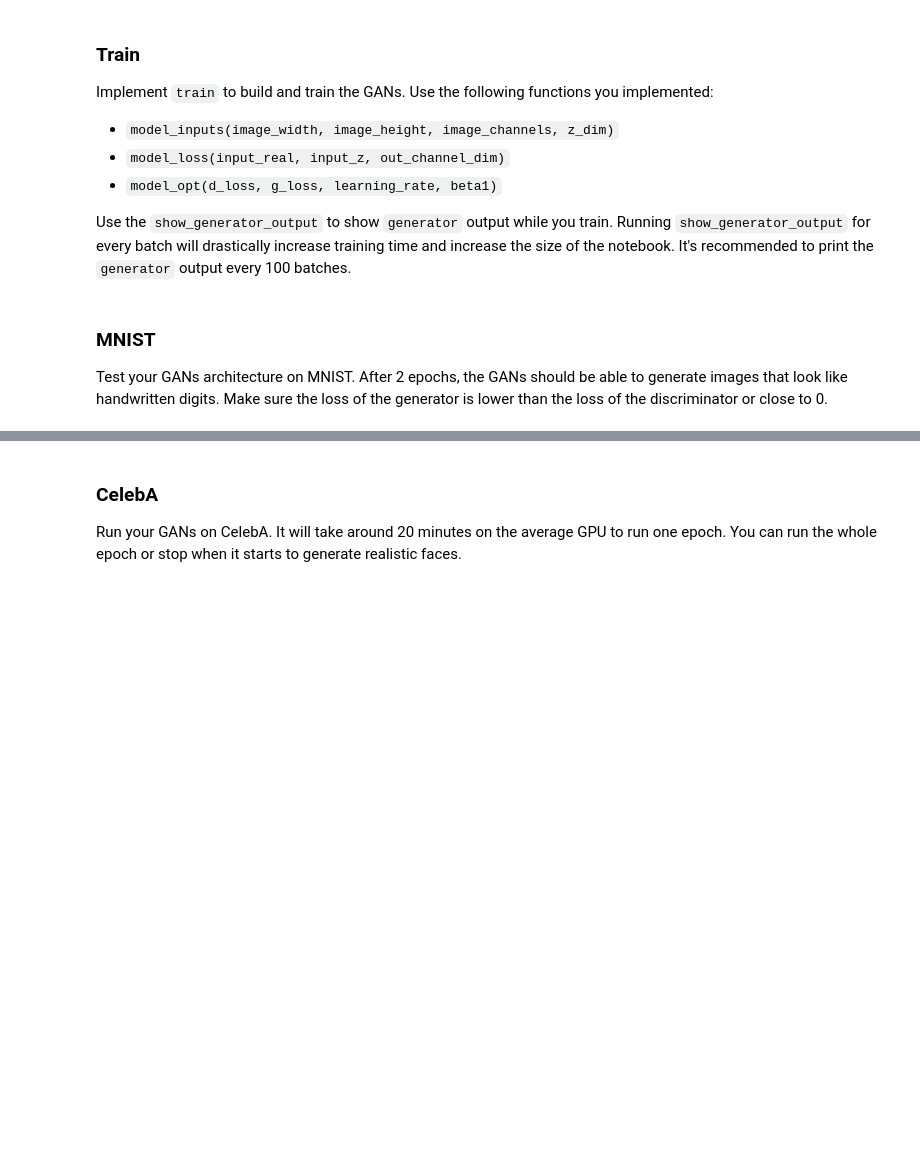
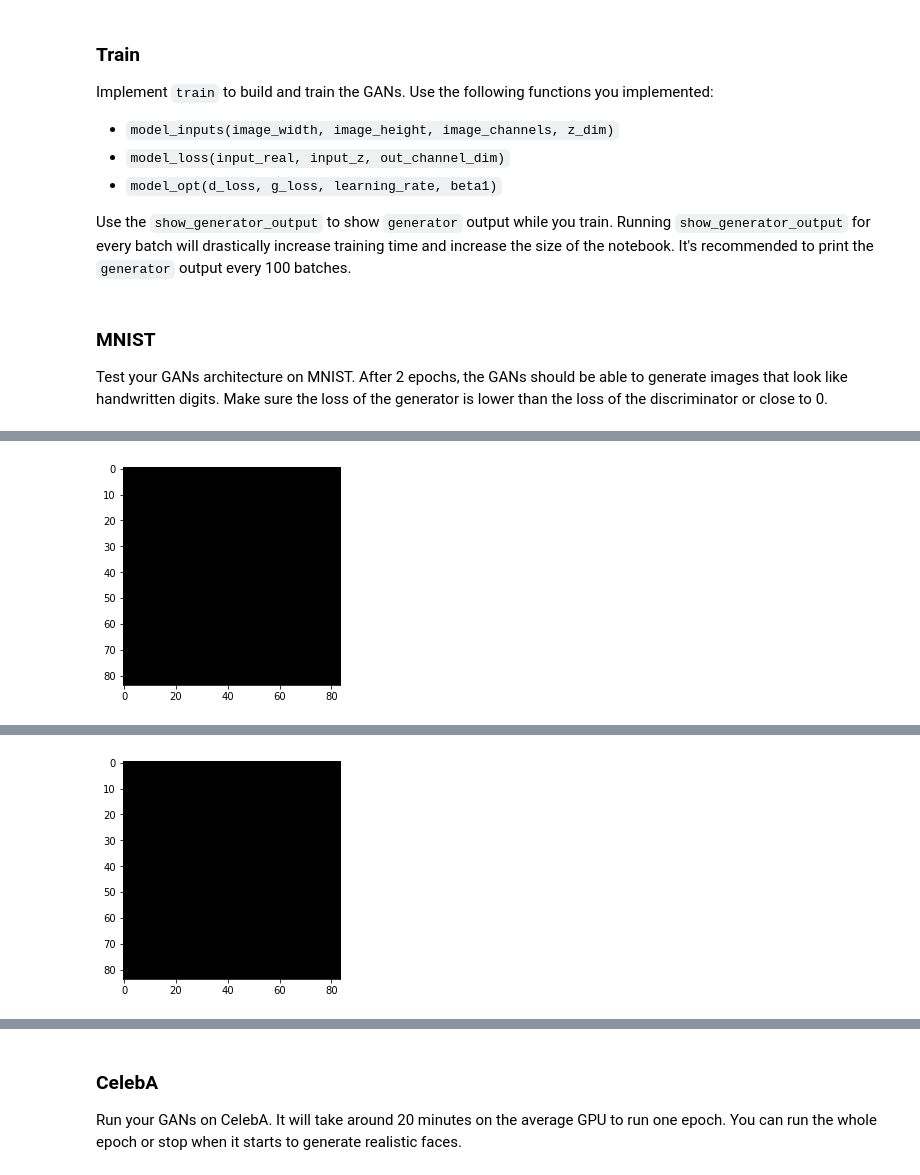
Before and after one commit to mastertrojan/Udacity, a Jupyter notebook: face_generation/dlnd_face_generation.ipynb, the cells around one changed output, grey strips where cells are left out. Saved outputs shown, nothing was run; the diff lists cells and outputs as text; code cells hidden in the pictures; blank space fills up the shorter version.

```diff
--- a/face_generation/dlnd_face_generation.ipynb
+++ b/face_generation/dlnd_face_generation.ipynb
@@ -265,21 +345,54 @@ def train(epoch_count, batch_size, z_dim, learning_rate, beta1, get_batches, dat
     :param data_image_mode: The image mode to use for images ("RGB" or "L")
     """
     # TODO: Build Model
+    steps = 0
 
+    # inputs
+    input_real, input_z, _ = model_inputs(data_shape[1], data_shape[2], data_shape[3], z_dim)
+
+    # loss
+    d_loss, g_loss = model_loss(input_real, input_z, data_shape[3])
+
+    # optimazation
+    d_train_opt, g_train_opt = model_opt(d_loss, g_loss, learning_rate, beta1)
 
     with tf.Session() as sess:
         sess.run(tf.global_variables_initializer())
+
         for epoch_i in range(epoch_count):
             for batch_images in get_batches(batch_size):
                 # TODO: Train Model
+
+                steps += 1
+                #print(steps)
+
+                batch_images = batch_images * 2
+
+                # Sample random noise for G
+                batch_z = np.random.uniform(-1, 1, size=(batch_size, z_dim))
+
+                # Run optimizers
+                _ = sess.run(d_train_opt, feed_dict={input_z: batch_z, input_real: batch_images})
+                _ = sess.run(g_train_opt, feed_dict={input_z: batch_z})
+
+                if steps % 10 == 0:
+                    train_loss_d = d_loss.eval({input_z: batch_z, input_real: batch_images})
+                    train_loss_g = g_loss.eval({input_z: batch_z})
+
+                    print("Epoch {}/{}...".format(epoch_i+1, epoch_count),
+                          "Discriminator Loss: {:.4f}...".format(train_loss_d),
+                          "Generator Loss: {:.4f}".format(train_loss_g))
+
+                if steps % 100 == 0:
+                    show_generator_output(sess, 10, input_z, data_shape[3], data_image_mode)
 # %% [markdown]
 ### MNIST
 Test your GANs architecture on MNIST.  After 2 epochs, the GANs should be able to generate images that look like handwritten digits.  Make sure the loss of the generator is lower than the loss of the discriminator or close to 0.
 # %%
-batch_size = None
-z_dim = None
-learning_rate = None
-beta1 = None
+batch_size = 64
+z_dim = 100
+learning_rate = 0.1
+beta1 = 0.5
 
 
 """
@@ -291,3 +404,4 @@ mnist_dataset = helper.Dataset('mnist', glob(os.path.join(data_dir, 'mnist/*.jpg
 with tf.Graph().as_default():
     train(epochs, batch_size, z_dim, learning_rate, beta1, mnist_dataset.get_batches,
           mnist_dataset.shape, mnist_dataset.image_mode)
+# %% [output]
@@ -293,0 +418 @@ with tf.Graph().as_default():
+[figure, added]
@@ -293,0 +429 @@ with tf.Graph().as_default():
+[figure, added]
```
Also changed, not shown: parts of 7 cells of this notebook.
